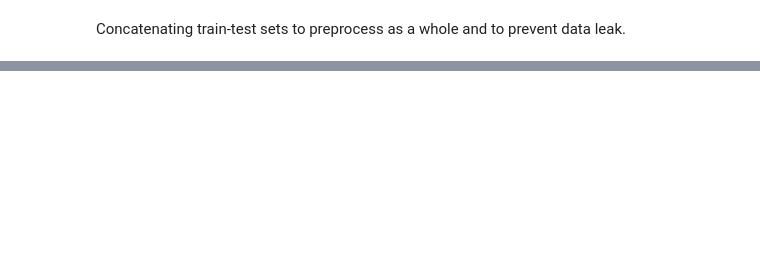
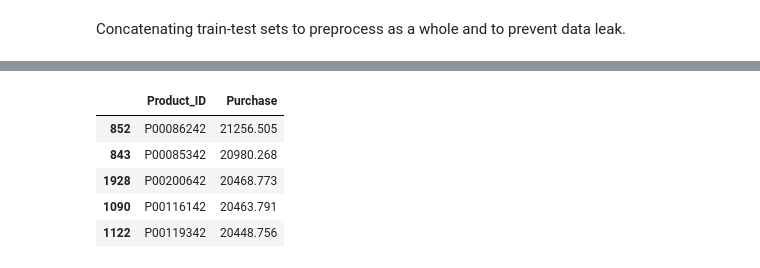
Before and after one commit to Ghostdevc/Black_Friday_Data_EDA, a Jupyter notebook: black_friday_eda.ipynb, the cells around one changed output, grey strips where cells are left out. Cells and saved outputs as stored; diff of their text form; code cells hidden in the pictures; blank space fills up the shorter version.

```diff
--- a/black_friday_eda.ipynb
+++ b/black_friday_eda.ipynb
@@ -230,0 +263,11 @@ Name: Purchase, dtype: float64
+# %%
+product_purchase_sum = df_train_test.groupby('Product_ID')['Purchase'].mean().reset_index()
+product_purchase_sum = product_purchase_sum.sort_values(by='Purchase', ascending=False)
+product_purchase_sum.head()
+# %% [output]
+|  | Product_ID | Purchase |
+| 852 | P00086242 | 21256.505 |
+| 843 | P00085342 | 20980.268 |
+| 1928 | P00200642 | 20468.773 |
+| 1090 | P00116142 | 20463.791 |
+| 1122 | P00119342 | 20448.756 |
```
Also changed, not shown: parts of 43 cells of this notebook.
